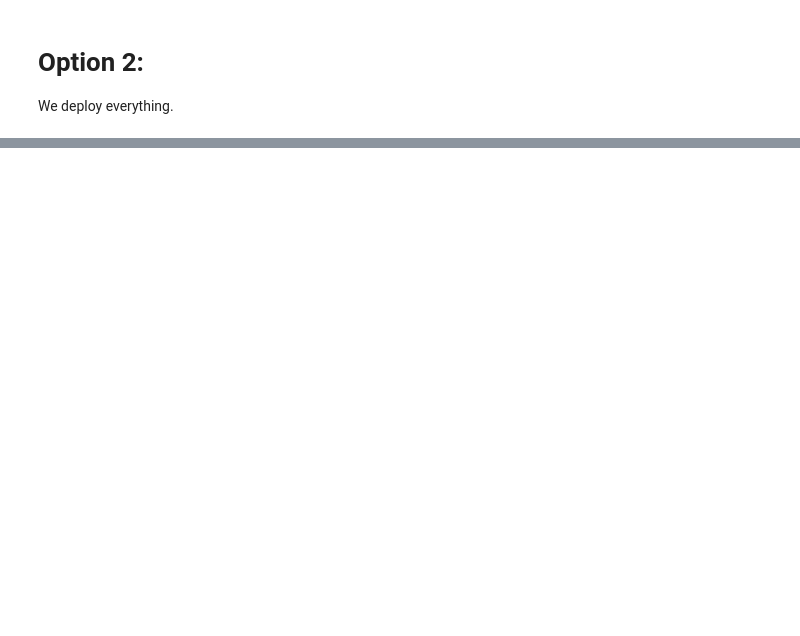
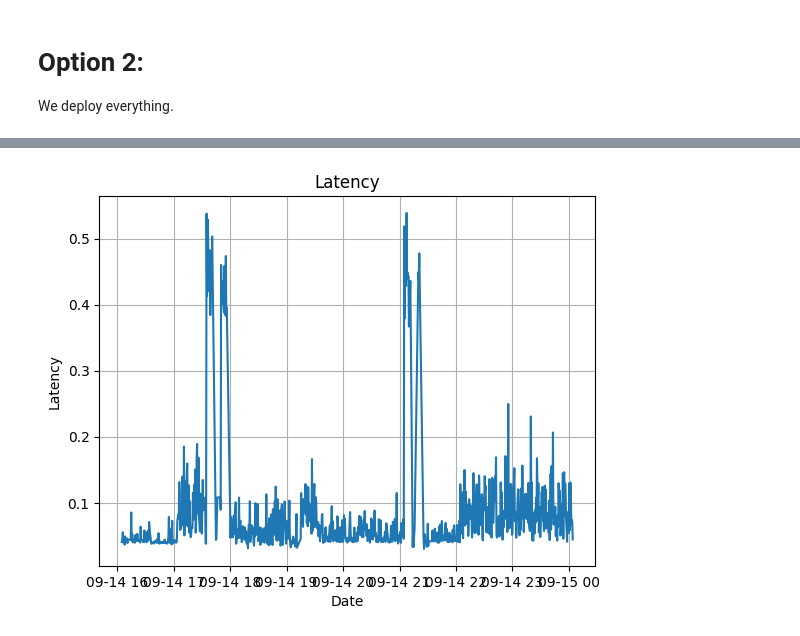
Before and after one commit to joanoliveras/Time-Series-Library, a Jupyter notebook: result_analysis/cost_calculation.ipynb, the cells around one changed output, grey strips where cells are left out. Cells and saved outputs as stored; diff of their text form; code cells hidden in the pictures; blank space fills up the shorter version.

```diff
--- a/result_analysis/cost_calculation.ipynb
+++ b/result_analysis/cost_calculation.ipynb
@@ -114,0 +118,20 @@ df_deployment_daily[df_deployment_daily["approach"].isin(["cloud_cluster_only","
+# %%
+import math
+import matplotlib.pyplot as plt
+import pandas as pd
+df1=pd.read_csv("/home/jolivera/Documents/CloudSkin/Time-Series-Library/f2f_meeting/comparison_of_approaches/reactive/job-0/preprocessed/inference_data_eb0e3eaa_b668_4ad6_bc10_2bb0eb7da259_20250923_101748.csv", sep=",")
+df2=pd.read_csv("/home/jolivera/Documents/CloudSkin/Time-Series-Library/f2f_meeting/comparison_of_approaches/reactive/job-0/preprocessed/inference_data_fd7816db_7948_4602_af7a_1d51900792a7_20250923_101748.csv", sep=",")
+df=pd.concat([df1,df2]).sort_values(by="date")
+start_time=1757865859.050266
+end_time=1757894661.13517
+df.date=pd.to_datetime(df.date)
+df=df[df['date']>=pd.to_datetime(start_time,unit="s")]
+df=df[df['date']<=pd.to_datetime(end_time,unit="s")].reset_index(drop=True)
+# %%
+plt.plot(df['date'], df['pipelines_status_realtime_pipeline_latency'])
+plt.xlabel('Date')
+plt.ylabel('Latency')
+plt.title('Latency')
+plt.grid(True)
+# %% [output]
+[figure, added]
```
Also changed, not shown: parts of 8 cells of this notebook, 1 other file.
